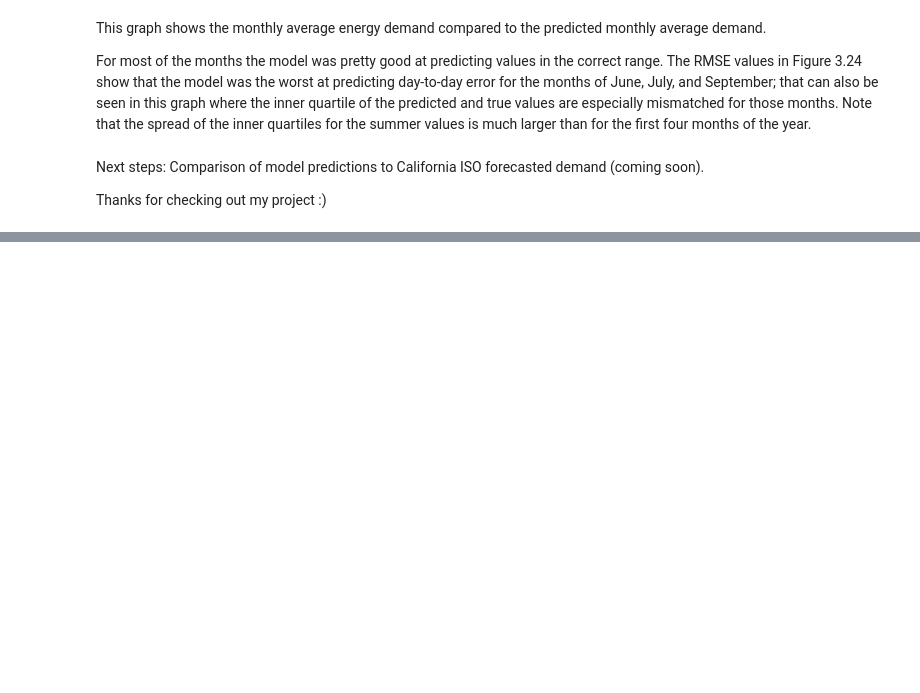
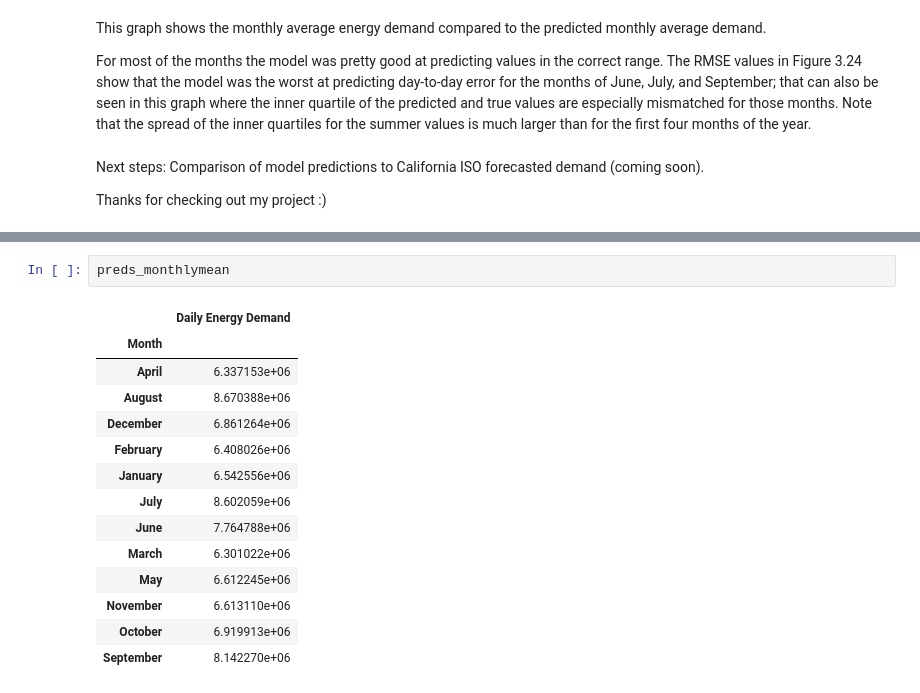
Before and after one commit to AuroraGinzburg/ML_Portfolio, a Jupyter notebook: 3-Data Visualization and Modeling.ipynb, the cells around one changed output, grey strips where cells are left out. Cells and saved outputs as stored; diff of their text form; blank space fills up the shorter version.

```diff
--- a/3-Data Visualization and Modeling.ipynb
+++ b/3-Data Visualization and Modeling.ipynb
@@ -1270,0 +1293,17 @@ Thanks for checking out my project :)
+# %%
+preds_monthlymean
+# %% [output]
+|  | Daily Energy Demand |
+| Month |  |
+| April | 6.337153e+06 |
+| August | 8.670388e+06 |
+| December | 6.861264e+06 |
+| February | 6.408026e+06 |
+| January | 6.542556e+06 |
+| July | 8.602059e+06 |
+| June | 7.764788e+06 |
+| March | 6.301022e+06 |
+| May | 6.612245e+06 |
+| November | 6.613110e+06 |
+| October | 6.919913e+06 |
+| September | 8.142270e+06 |
```
Also changed, not shown: parts of 12 cells of this notebook.
